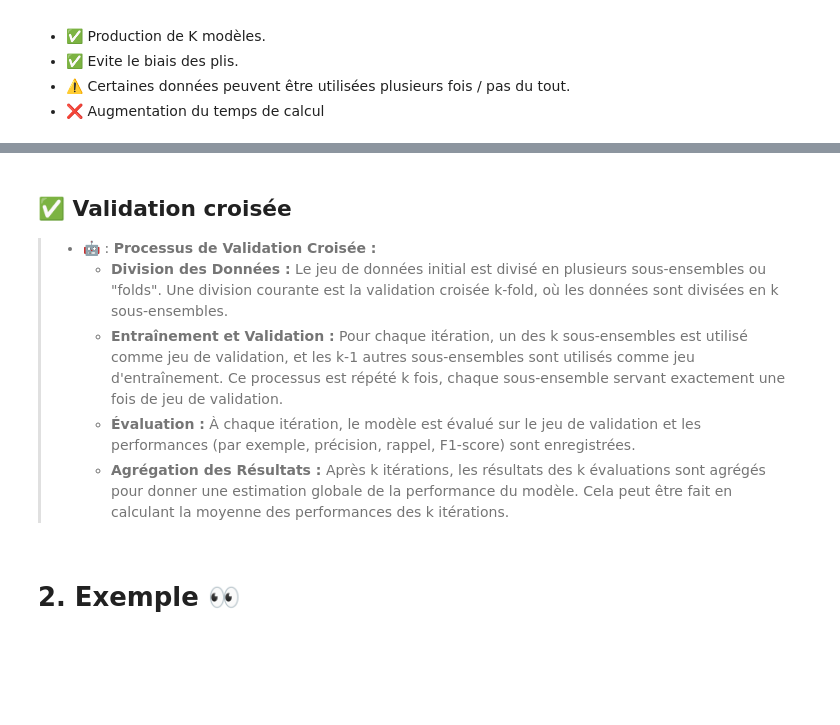
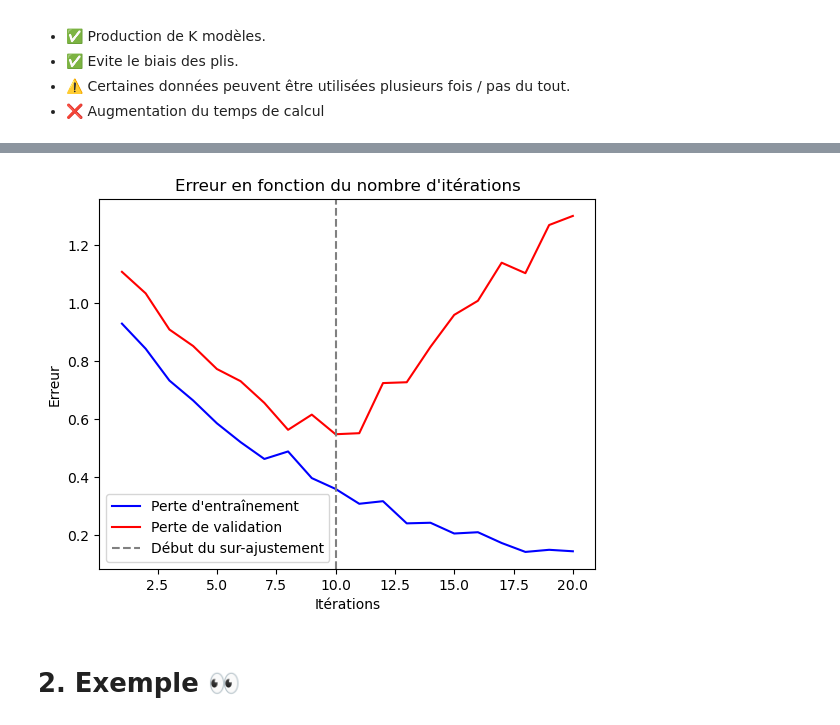
Before and after one commit to AlixANNERAUD/Cross_validation_presentation, a Jupyter notebook: Presentation.ipynb, the cells around one changed output, grey strips where cells are left out. Saved outputs shown, nothing was run; the diff lists cells and outputs as text; code cells hidden in the pictures; blank space fills up the shorter version.

```diff
--- a/Presentation.ipynb
+++ b/Presentation.ipynb
@@ -104,19 +118,19 @@ plt.legend();
 # %%
-# Simuler des pertes d'entraînement et de validation
-epochs = np.arange(1, 21)
-training_loss = np.exp(-epochs / 10) + 0.02 * np.random.randn(20)
-validation_loss = np.exp(-epochs / 10) + 0.05 * np.random.randn(20) + 0.2
+def illustration_reperage_sur_ajustement():
+    # Simuler des pertes d'entraînement et de validation
+    epochs = np.arange(1, 21)
+    training_loss = np.exp(-epochs / 10) + 0.02 * np.random.randn(20)
+    validation_loss = np.exp(-epochs / 10) + 0.05 * np.random.randn(20) + 0.2
 
-# Introduire le sur-ajustement artificiellement
-validation_loss[10:] += 0.1 * (epochs[10:] - 10)
+    # Introduire le sur-ajustement artificiellement
+    validation_loss[10:] += 0.1 * (epochs[10:] - 10)
 
-plt.figure(figsize=(10, 6))
-plt.plot(epochs, training_loss, 'b-', label='Perte d\'entraînement')
-plt.plot(epochs, validation_loss, 'r-', label='Perte de validation')
-plt.axvline(x=10, color='gray', linestyle='--', label='Début du sur-ajustement')
+    plt.plot(epochs, training_loss, 'b-', label='Perte d\'entraînement')
+    plt.plot(epochs, validation_loss, 'r-', label='Perte de validation')
+    plt.axvline(x=10, color='gray', linestyle='--', label='Début du sur-ajustement')
 
-plt.title('Reprérage du sur-ajustement')
-plt.xlabel('Itérations')
-plt.ylabel('Erreur')
-plt.legend()
-plt.show()
+    plt.title('Erreur en fonction du nombre d\'itérations')
+    plt.xlabel('Itérations')
+    plt.ylabel('Erreur')
+    plt.legend()
+    plt.show()
@@ -125,14 +137,7 @@ plt.show()
-# %% [markdown]
-## ✅ Validation croisée
-> - 🤖 : **Processus de Validation Croisée :**
->   - **Division des Données :**
->     Le jeu de données initial est divisé en plusieurs sous-ensembles ou "folds". Une division courante est la validation croisée k-fold, où les données sont divisées en k sous-ensembles.
->   - **Entraînement et Validation :**
->     Pour chaque itération, un des k sous-ensembles est utilisé comme jeu de validation, et les k-1 autres sous-ensembles sont utilisés comme jeu d'entraînement. Ce processus est répété k fois, chaque sous-ensemble servant exactement une fois de jeu de validation.
->   - **Évaluation :**
->     À chaque itération, le modèle est évalué sur le jeu de validation et les performances (par exemple, précision, rappel, F1-score) sont enregistrées.
->   - **Agrégation des Résultats :**
->     Après k itérations, les résultats des k évaluations sont agrégés pour donner une estimation globale de la performance du modèle. Cela peut être fait en calculant la moyenne des performances des k itérations.
+# %%
+illustration_reperage_sur_ajustement()
+# %% [output]
+[figure, added]
 # %% [markdown]
 # 2. Exemple 👀
 # %% [markdown]
```
Also changed, not shown: parts of 20 cells of this notebook.
